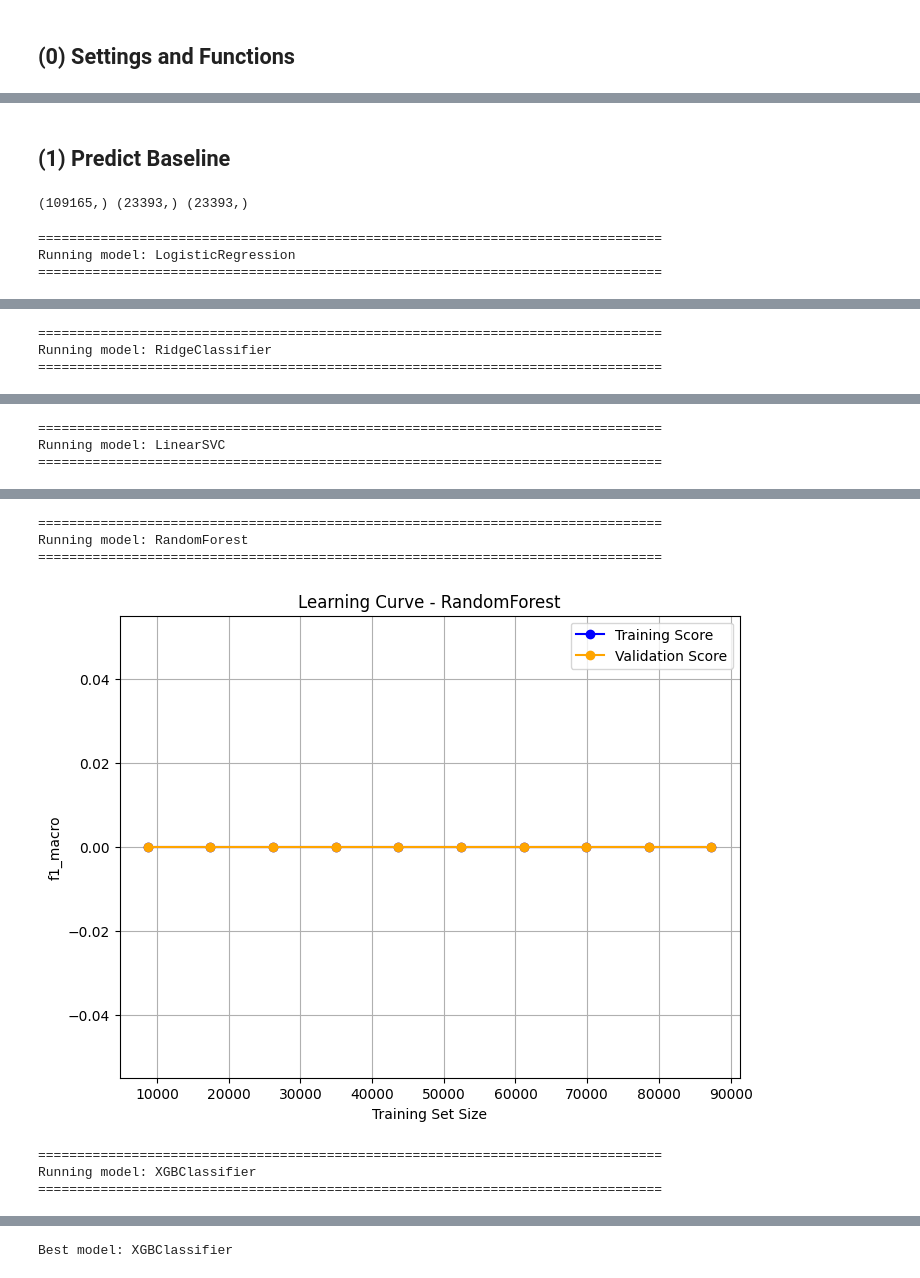
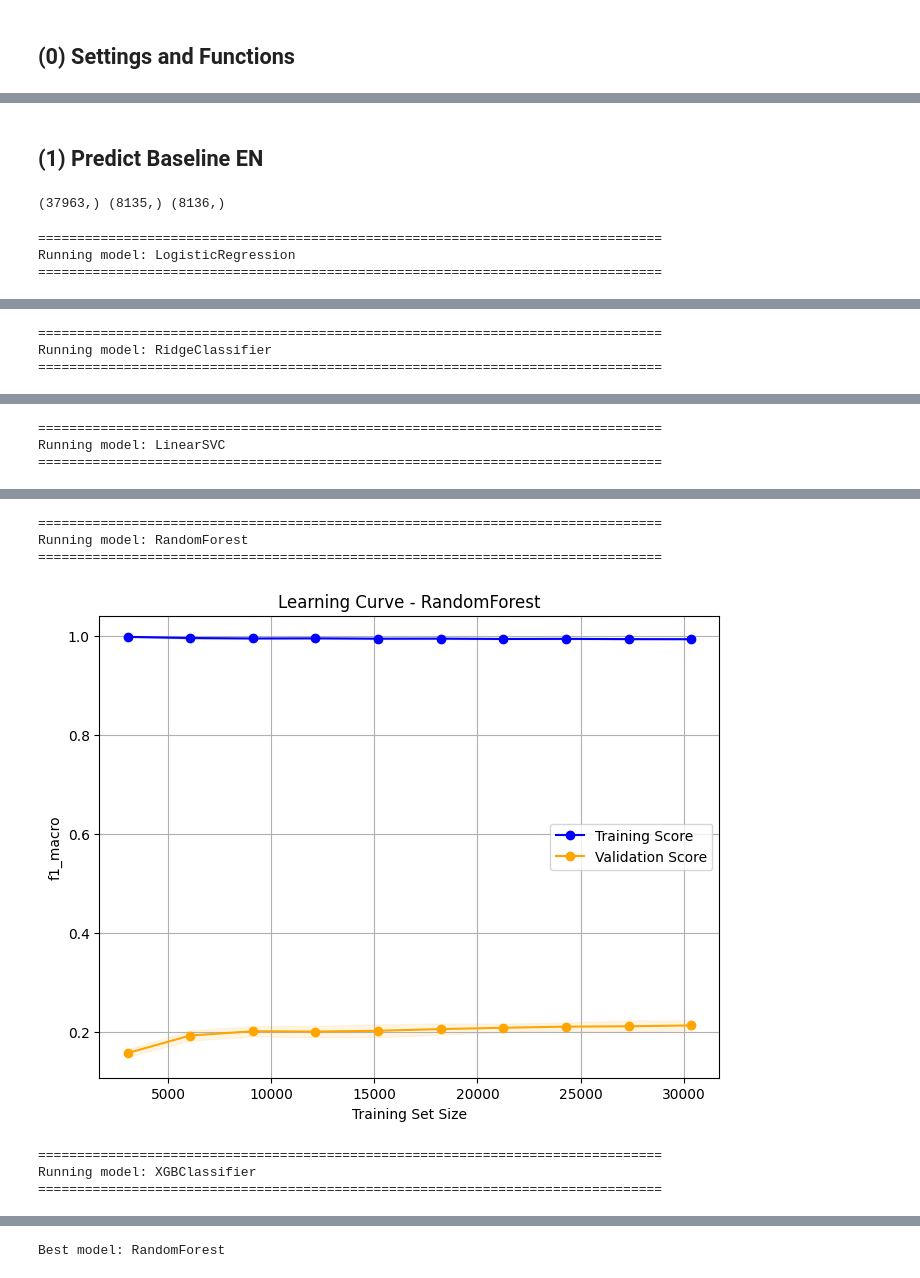
Before and after one commit to LuanBarbs/tcc-emotion-detection-nlp, a Jupyter notebook: src/baseline/baseline_05_GoEmotions_BoW.ipynb, the cells around one changed output, grey strips where cells are left out. Saved outputs shown, nothing was run; the diff lists cells and outputs as text; code cells hidden in the pictures.

Commit message:
resultados de preprocessamento goemotions

```diff
--- a/src/baseline/baseline_05_GoEmotions_BoW.ipynb
+++ b/src/baseline/baseline_05_GoEmotions_BoW.ipynb
@@ -28,12 +37,6 @@ import itertools
 # %%
 df = pd.read_csv("../../data/treated/go_emotions_treated.csv")
 
-df['BASE_TEXT'] = (
-    df['BASE_TEXT']
-    .fillna("")        # remove NaN
-    .astype(str)       # garante string
-)
-
 print(df.shape)
 df.head(3)
 # %% [output]
@@ -41,5 +49,5 @@ KeyError: 'BASE_TEXT'
 # %%
-def avaliar_cv(model, X_train, y_train, n_splits=5, n_repeats=6):
+def evaluate_cv(model, X_train, y_train, n_splits=5, n_repeats=6):
     rskf = RepeatedKFold(n_splits=n_splits, n_repeats=n_repeats, random_state=42)
 
     hamming_scorer = make_scorer(
@@ -70,7 +78,8 @@ def avaliar_cv(model, X_train, y_train, n_splits=5, n_repeats=6):
     accuracy_scores = results['test_accuracy']
     precision_scores = results['test_precision_macro']
     recall_scores  = results['test_recall_macro']
-    f1_scores = results['test_f1_macro']
+    f1_macro_scores = results['test_f1_macro']
+    f1_weighted_scores = results['test_f1_weighted']
     f1_micro_scores = results['test_f1_micro']
     hamming_scores = results['test_hamming_loss']
 
@@ -78,12 +87,13 @@ def avaliar_cv(model, X_train, y_train, n_splits=5, n_repeats=6):
         "Accuracy":  (accuracy_scores.mean(),  accuracy_scores.std(),  accuracy_scores),
         "Precision_macro": (precision_scores.mean(), precision_scores.std(), precision_scores),
         "Recall_macro":  (recall_scores.mean(),  recall_scores.std(),  recall_scores),
-        "F1_macro":   (f1_scores.mean(),   f1_scores.std(),   f1_scores),
+        "F1_macro":   (f1_macro_scores.mean(),   f1_macro_scores.std(),   f1_macro_scores),
+        "F1_weighted":   (f1_weighted_scores.mean(),   f1_weighted_scores.std(),   f1_weighted_scores),
         "F1_micro":   (f1_micro_scores.mean(),   f1_micro_scores.std(),   f1_micro_scores),
         "Hamming_loss":   (-hamming_scores.mean(),   hamming_scores.std(),   hamming_scores),
     }
 
-def plotar_learning_curve(model, X_train, y_train, model_name, cv=5, scoring='f1_macro'):
+def plot_learning_curve(model, X_train, y_train, model_name, cv=5, scoring='f1_macro'):
     train_sizes, train_scores, valid_scores = learning_curve(
         model,
         X_train,
@@ -131,8 +141,14 @@ def plot_feature_importance_top_k(model, feature_names, k=15, model_name="Model"
     plt.tight_layout()
     plt.show()
 # %% [markdown]
-## (1) Predict Baseline
+## (1) Predict Baseline EN
 # %%
+df['BASE_TEXT_EN'] = (
+    df['BASE_TEXT_EN']
+    .fillna("")
+    .astype(str)
+)
+
 emotion_cols = [
     'admiration', 'amusement', 'anger', 'annoyance',
     'approval', 'caring', 'confusion', 'curiosity', 'desire',
@@ -142,7 +158,7 @@ emotion_cols = [
     'remorse', 'sadness', 'surprise', 'neutral'
 ]
 
-X_text = df['CLEAN_TEXT']
+X_text = df['BASE_TEXT_EN']
 y = df[emotion_cols].values
 
 X_text_train, X_text_aux, y_train, y_aux = train_test_split(
@@ -159,13 +175,13 @@ X_text_dev, X_text_test, y_dev, y_test = train_test_split(
 
 print(X_text_train.shape, X_text_dev.shape, X_text_test.shape)
 # %% [output]
-(109165,) (23393,) (23393,)
+(37963,) (8135,) (8136,)
 # %%
 models_for_testing = {
     "LogisticRegression": OneVsRestClassifier(LogisticRegression(max_iter=1000, random_state=42)),
     "RidgeClassifier": RidgeClassifier(random_state=42),
     "LinearSVC": OneVsRestClassifier(LinearSVC(random_state=42)),
-    "RandomForest": RandomForestClassifier(n_estimators=200, max_depth=20, min_samples_leaf=5, random_state=42),
+    "RandomForest": RandomForestClassifier(random_state=42),
     "XGBClassifier": OneVsRestClassifier(
         XGBClassifier(
             objective="binary:logistic",
@@ -183,13 +199,13 @@ def run_predictions(name, model, X_text_train, y_train):
     print("=" * 80)
 
     pipe = Pipeline([
-        ("bow", CountVectorizer(max_features=30000)),
+        ("bow", CountVectorizer()),
         ("model", model)
     ])
 
-    cv_res = avaliar_cv(clone(pipe), X_text_train, y_train, n_splits=5, n_repeats=6)
+    cv_res = evaluate_cv(clone(pipe), X_text_train, y_train, n_splits=5, n_repeats=6)
 
-    plotar_learning_curve(clone(pipe), X_text_train, y_train, model_name=name, cv=5, scoring="f1_macro")
+    plot_learning_curve(clone(pipe), X_text_train, y_train, model_name=name, cv=5, scoring="f1_macro")
 
     results.append({
         "Model": name,
@@ -210,6 +226,10 @@ def run_predictions(name, model, X_text_train, y_train):
         "CV_F1_macro_std":   cv_res["F1_macro"][1],
         "CV_F1_macro_all":   cv_res["F1_macro"][2],
 
+        "CV_F1_weighted_mean":  cv_res["F1_weighted"][0],
+        "CV_F1_weighted_std":   cv_res["F1_weighted"][1],
+        "CV_F1_weighted_all":   cv_res["F1_weighted"][2],
+
         "CV_F1_micro_mean":  cv_res["F1_micro"][0],
         "CV_F1_micro_std":   cv_res["F1_micro"][1],
         "CV_F1_micro_all":   cv_res["F1_micro"][2],
@@ -221,10 +241,6 @@ def run_predictions(name, model, X_text_train, y_train):
 
 for name, model in models_for_testing.items():
     run_predictions(name, model, X_text_train, y_train)
-
-df_results = pd.DataFrame(results)
-best_model = df_results.sort_values(by="CV_Hamming_loss_mean", ascending=True).iloc[0]["Model"]
-print("Best model:", best_model)
 # %% [output]
 ================================================================================
 Running model: LogisticRegression
@@ -241,7 +257,7 @@ Running model: LinearSVC
 ================================================================================
 Running model: RandomForest
 ================================================================================
-[figure, old version]
+[figure, new version]
 ================================================================================
 Running model: XGBClassifier
 ================================================================================
@@ -249 +265 @@ Running model: XGBClassifier
-Best model: XGBClassifier
+Best model: RandomForest
```
Also changed, not shown: parts of 20 cells of this notebook, 4 other files.
